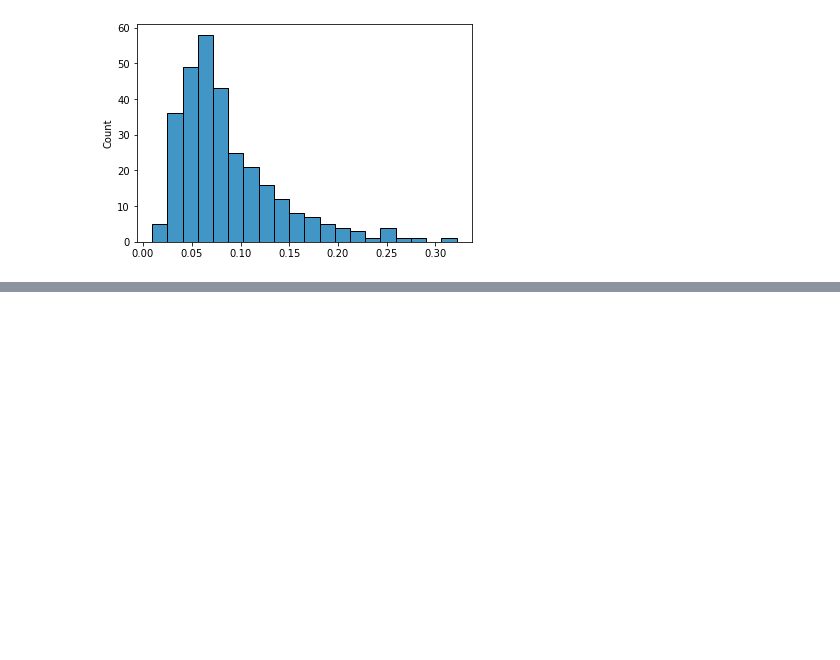
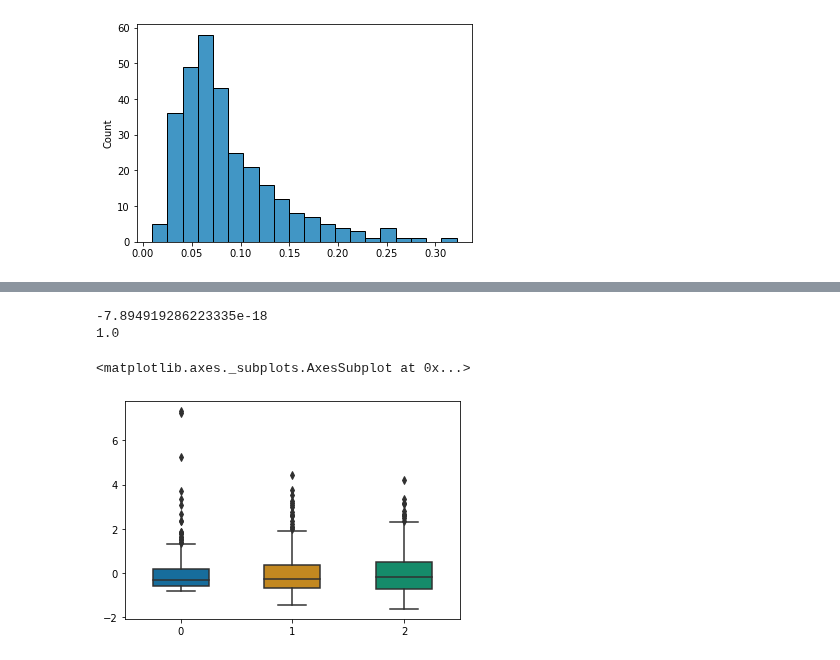
Before and after one commit to adagige/fyp2021p03g02, a Jupyter notebook: notebooks/main.ipynb, the cells around one changed output, grey strips where cells are left out. Saved outputs shown, nothing was run; the diff lists cells and outputs as text; code cells hidden in the pictures; blank space fills up the shorter version.

```diff
--- a/notebooks/main.ipynb
+++ b/notebooks/main.ipynb
@@ -272,0 +391,14 @@ sns.histplot(pa, bins = 20)
+# %%
+areas = pd.read_csv("../data/features/area5.csv", names = ['area'])
+perimeter = pd.read_csv("../data/features/perimeter5.csv", names = ['perimeter'])
+pa = pd.read_csv('../data/features/perimeterdivarea5.csv', names = ['peri/area'])
+asymmetry = pd.read_csv("../data/features/assymmetry36.csv", names = ['asymmetry'])
+segmentation = pd.read_csv("../data/features/segmentation.csv", names = ['color segmentation/area'])
+
+true['asymmetry'] = asymmetry
+true['area'] = areas
+true['perimeter'] = perimeter
+true['peri/area'] = pa
+true['color segmentation/area'] = segmentation
+
+allfeatures = true
@@ -272,0 +408,19 @@ sns.histplot(pa, bins = 20)
+# %%
+onlyfeatures = allfeatures[[ 'asymmetry', 'peri/area', 'color segmentation/area']]
+# %%
+# Scaling the features
+
+#Fit scaler on our data
+scaler = preprocessing.StandardScaler().fit(onlyfeatures)
+
+#Apply to data itself
+normfeatures = scaler.transform(onlyfeatures)
+
+print(normfeatures.mean()) #small number close to 0, round of error
+print(normfeatures.var())  #equal to 1
+sns.boxplot(data=normfeatures, width=0.5,fliersize=5) #we see both negative and positive values, since the mean is 0
+# %% [output]
+-7.894919286223335e-18
+1.0
+<matplotlib.axes._subplots.AxesSubplot at 0x...>
+[figure, added]
```
Also changed, not shown: parts of 51 cells of this notebook, 7 other files.
